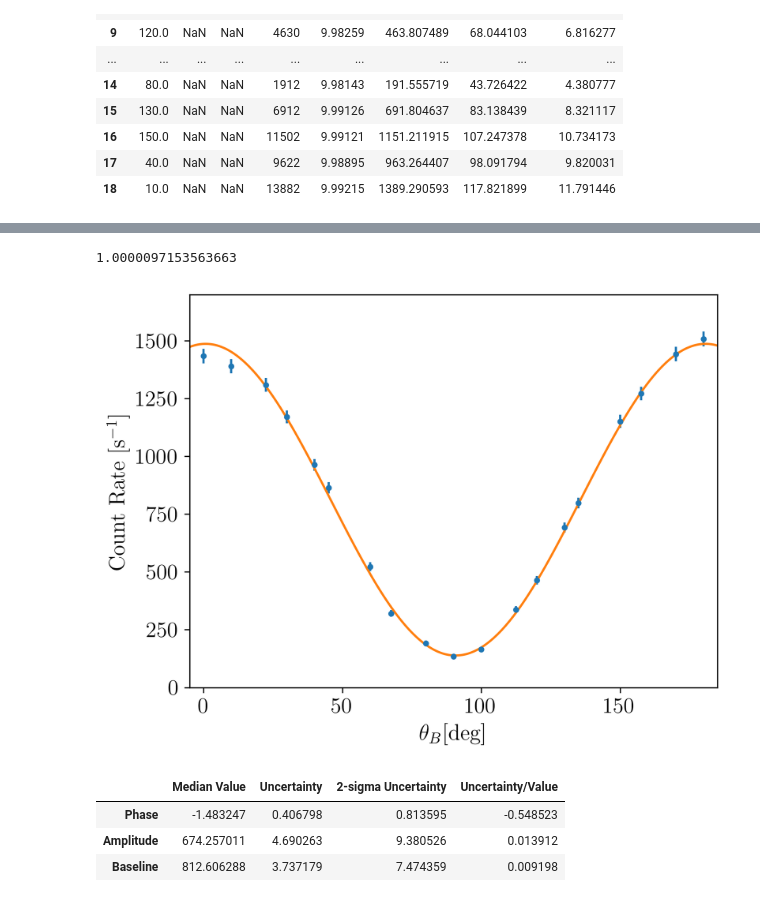
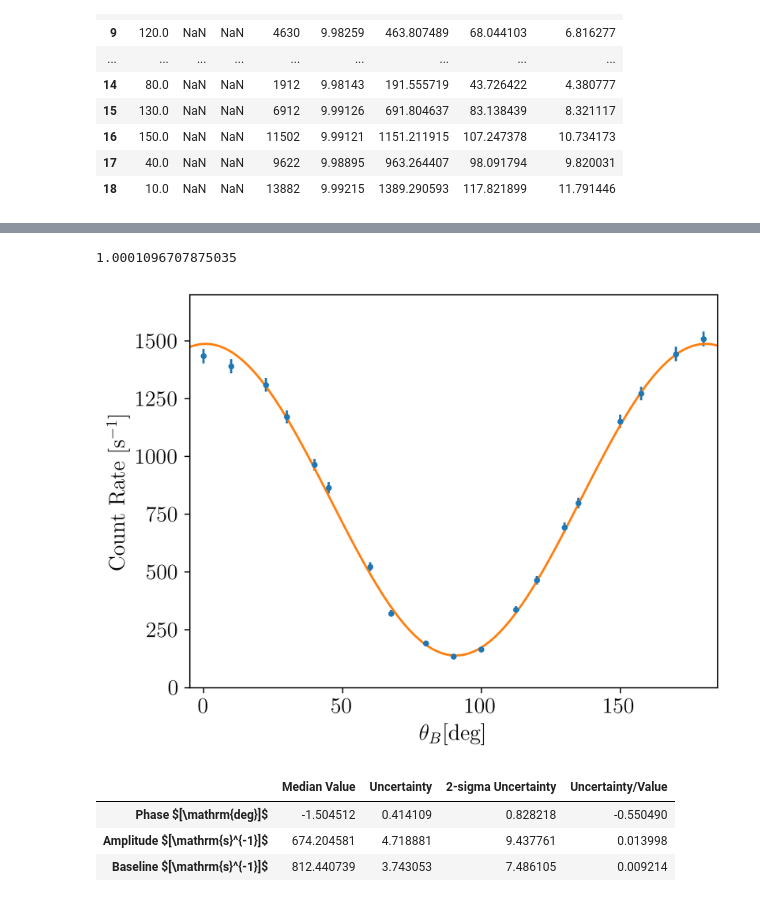
Before and after one commit to andres-luengo/alden-andres-max-most-dangerous-4450-trio, a Jupyter notebook: src/pol_cor_fit.ipynb, the cells around one changed output, grey strips where cells are left out. Saved outputs shown, nothing was run; the diff lists cells and outputs as text; code cells hidden in the pictures.

```diff
--- a/src/pol_cor_fit.ipynb
+++ b/src/pol_cor_fit.ipynb
@@ -7,7 +7,7 @@ from emcee import EnsembleSampler
 import matplotlib.pyplot as plt
 # %%
 #read in data, fix columns
-df = (pd.read_csv("polarizer_correlation.csv")
+df = (pd.read_csv("../data/polarizer_correlation.csv")
       .drop(columns=['Trial Number', 'Angle A'])
       .rename(columns={
           "Angle B": "ANGLE",
@@ -86,8 +86,8 @@ BUMP_SIZE = 1
 x0 = pcurve_fit + BUMP_SIZE * np.random.randn(N_WALKERS, len(pcurve_fit))
 # %%
 #run mcmc
-from multiprocessing import Pool, cpu_count
+# from multiprocessing import Pool, cpu_count
 
-with Pool(cpu_count()) as p:
-    sampler = EnsembleSampler(N_WALKERS, x0.shape[1], log_prob, pool=p)
-    sampler.run_mcmc(x0, 10000, progress=True)
+# with Pool(cpu_count()) as p:
+sampler = EnsembleSampler(N_WALKERS, x0.shape[1], log_prob)
+sampler.run_mcmc(x0, 10000, progress=True)
@@ -94,9 +112,9 @@ with Pool(cpu_count()) as p:
 # %%
 #names of parameters
 param_labels = [
-    "Phase",
-    "Amplitude",
-    "Baseline"
+    "Phase $[\\mathrm{deg}]$",
+    "Amplitude $[\\mathrm{s}^{-1}]$",
+    "Baseline $[\\mathrm{s}^{-1}]$"
 ]
 # %%
 #check fit stability
@@ -237,11 +254,11 @@ ax.set_ylim(0, 1700)
 ax.set_xlim(-5, 185)
 ax.set_xlabel("$\\theta_B [\\text{deg}]$")
 ax.set_ylabel("Count Rate $[\\text{s}^{-1}]$")
-plt.savefig("figures/mcmc_polarizer_fit_adjusted_sigma.png", bbox_inches = "tight")
+plt.savefig("../figures/mcmc_polarizer_fit_adjusted_sigma.png", bbox_inches = "tight")
 #new chi sq
 print(chi_sq(np.median(chain, axis = 0), np.sqrt(chi_sq_mcmc)))
 # %% [output]
-1.0000097153563663
+1.0001096707875035
 [figure]
 # %%
 chain = sampler.get_chain(flat=True, discard=int(np.max(autocorr_time*4)))
@@ -255,11 +272,11 @@ results = pd.DataFrame(
 )
 results["Uncertainty/Value"] = results["2-sigma Uncertainty"]/results["Median Value"]
 # %%
-results.to_csv("mcmc_fit_adjusted.csv")
+results.to_csv("../data/mcmc_fit_adjusted.csv")
 results
 # %% [output]
 |  | Median Value | Uncertainty | 2-sigma Uncertainty | Uncertainty/Value |
-| Phase | -1.483247 | 0.406798 | 0.813595 | -0.548523 |
-| Amplitude | 674.257011 | 4.690263 | 9.380526 | 0.013912 |
-| Baseline | 812.606288 | 3.737179 | 7.474359 | 0.009198 |
+| Phase $[\mathrm{deg}]$ | -1.504512 | 0.414109 | 0.828218 | -0.550490 |
+| Amplitude $[\mathrm{s}^{-1}]$ | 674.204581 | 4.718881 | 9.437761 | 0.013998 |
+| Baseline $[\mathrm{s}^{-1}]$ | 812.440739 | 3.743053 | 7.486105 | 0.009214 |
 # %%
```
Also changed, not shown: parts of 11 cells of this notebook, 6 other files.
